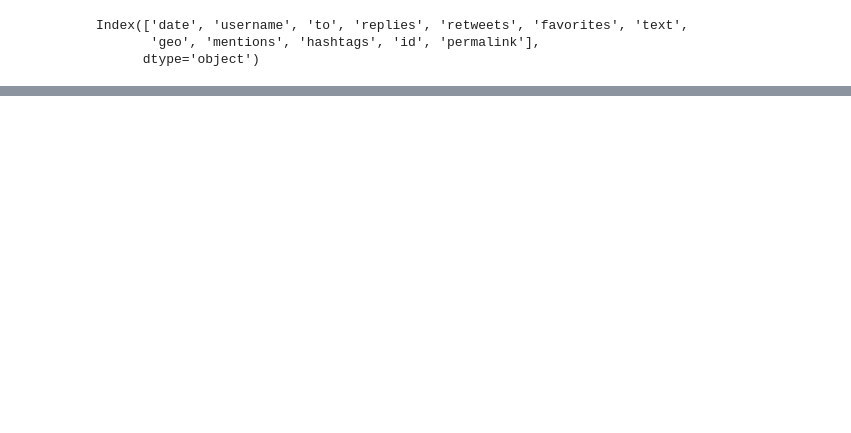
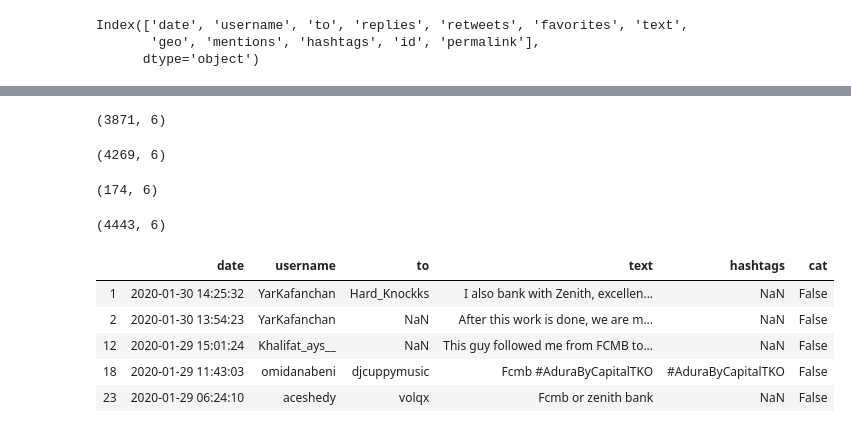
Before and after one commit to geewynn/Data-Analytics, a Jupyter notebook: twitter_script.ipynb, the cells around one changed output, grey strips where cells are left out. Saved outputs shown, nothing was run; the diff lists cells and outputs as text; code cells hidden in the pictures; blank space fills up the shorter version.

```diff
--- a/twitter_script.ipynb
+++ b/twitter_script.ipynb
@@ -167,0 +51,47 @@ Name: username, Length: 6062, dtype: object
+# %%
+# first get all tweets that contains number in them. This might be
+# 3781 rows with numeric features, time to clean them and remove those tweeted for gieaway purpose
+
+
+#create a mask for all the tweets with number in them.
+data['cat'] = data['text'].str.contains('\d', regex=True)
+numeric_data = data[data['cat']  == True]
+numeric_data.shape
+# %% [output]
+(3871, 6)
+# %%
+non_num = data[data['cat'] == False]
+non_num.shape
+# %% [output]
+(4269, 6)
+# %%
+# use to column to check for username tweeted to that are not bank names.
+# first check tweeted to more than 5
+# after investigation, majority of tweets contaiining numbers are giveaway tweets, dropping them as over 90% of the tweests are giveaway tweets.
+#except for the tweets tweeted to banks usernames
+
+to_use = ['ZenithBank', 'ZenithBank', 'cenbank', 'FBN_help',
+          'accessbank_help', 'gtbank', 'gtbank_help', 'UBAGroup',
+          'myaccessbank', 'MyFCMB', 'Sterling_Bankng', 'StanbicIBTC',
+          'ChifeDr', 'THISDAYLIVE', 'Chydee', 'abc13houston', 'Mustyjaf']
+
+numeric_data = numeric_data[numeric_data.to.isin(to_use)]
+numeric_data.shape
+# %% [output]
+(174, 6)
+# %%
+# concatenate the 2 data
+
+new_data = pd.concat([non_num, numeric_data])
+new_data.shape
+# %% [output]
+(4443, 6)
+# %%
+new_data.head()
+# %% [output]
+|  | date | username | to | text | hashtags | cat |
+| 1 | 2020-01-30 14:25:32 | YarKafanchan | Hard_Knockks | I also bank with Zenith, excellen... | NaN | False |
+| 2 | 2020-01-30 13:54:23 | YarKafanchan | NaN | After this work is done, we are m... | NaN | False |
+| 12 | 2020-01-29 15:01:24 | Khalifat_ays__ | NaN | This guy followed me from FCMB to... | NaN | False |
+| 18 | 2020-01-29 11:43:03 | omidanabeni | djcuppymusic | Fcmb #AduraByCapitalTKO | #AduraByCapitalTKO | False |
+| 23 | 2020-01-29 06:24:10 | aceshedy | volqx | Fcmb or zenith bank | NaN | False |
```
Also changed, not shown: parts of 44 cells of this notebook.
